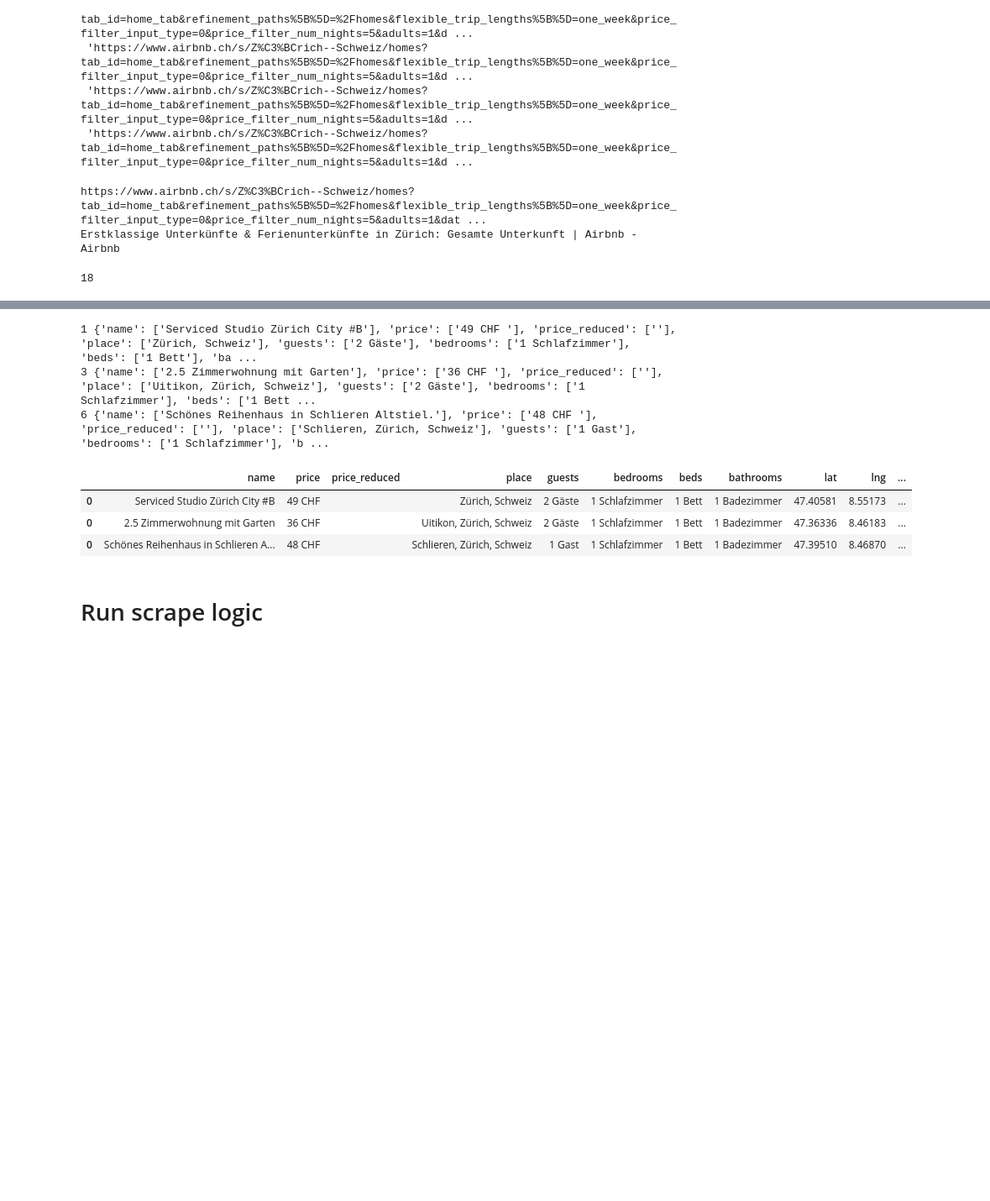
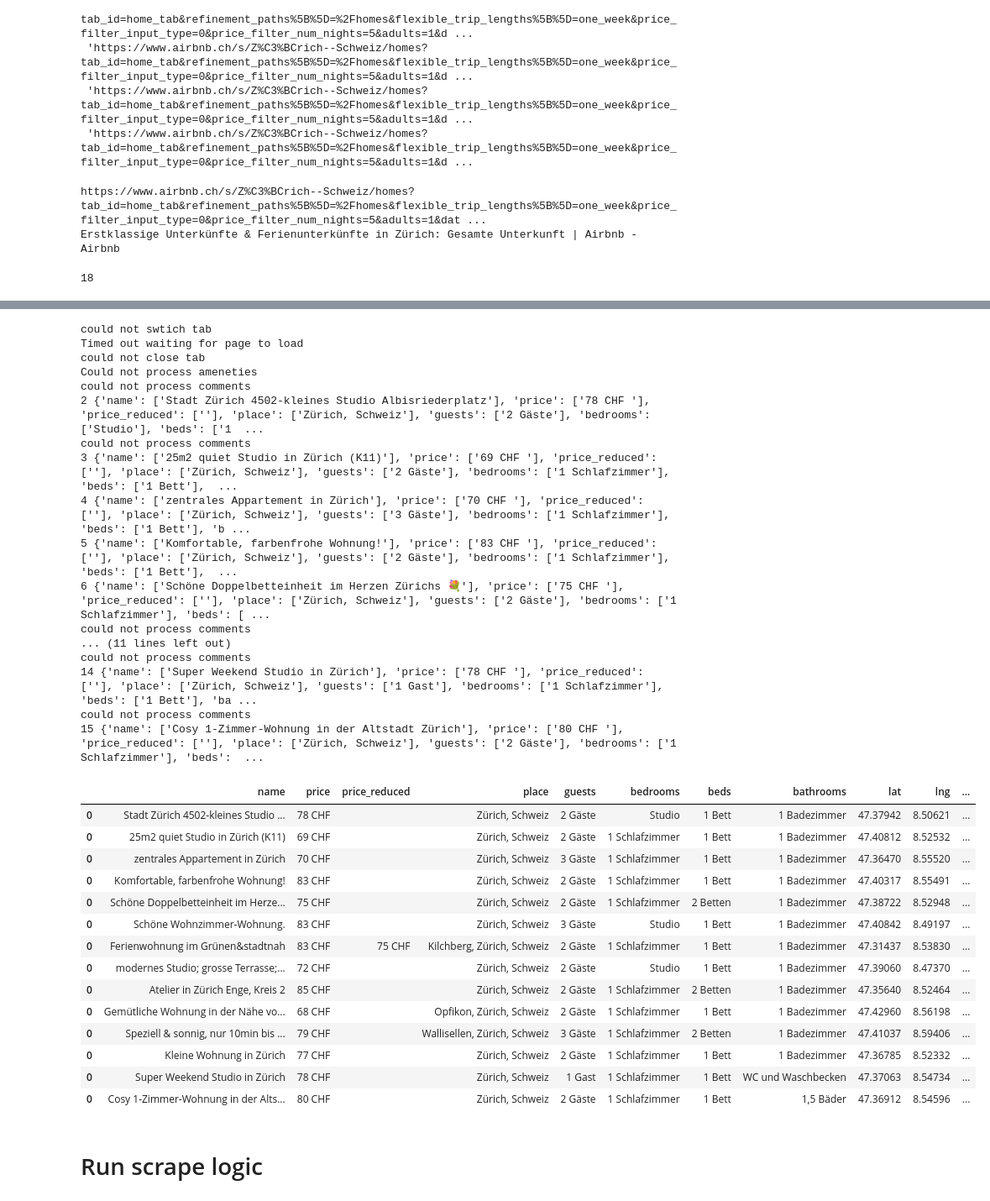
Before and after one commit to sephiran/applied-data-science, a Jupyter notebook: web_scraping_airbnb.ipynb, the cells around one changed output, grey strips where cells are left out. Shown at 84% size. Saved outputs shown, nothing was run; the diff lists cells and outputs as text; code cells hidden in the pictures; blank space fills up the shorter version.

Commit message:
started with scraping comments

```diff
--- a/web_scraping_airbnb.ipynb
+++ b/web_scraping_airbnb.ipynb
@@ -118,4 +118,34 @@ nr_apartments
 * Kommentare -- Todo
+# %%
+# helper func to scrape comments
+def scrape_comments():
+    comments = []
+    XPATH_COMMENTS_BTN = "/html/body/div[5]/div/div/div[1]/div/div[2]/div/div/div/div[1]/main/div/div[1]/div[4]/div/div/div/div[2]/section/div[4]/button"
+    XPATH_COMMENTS_CLASS = "span[class='ll4r2nl dir dir-ltr']"
+    XPATH_COMMENTS_ON_SITE = "/html/body/div[5]/div/div/div[1]/div/div[2]/div/div/div/div[1]/main/div/div[1]/div[4]/div/div/div/div[2]/section/div[3]/div/div/*"
+
+    try:
+        if driver.find_elements(By.XPATH, XPATH_COMMENTS_BTN):
+            driver.find_element(By.XPATH, XPATH_COMMENTS_BTN).click()
+            WebDriverWait(driver, 3).until(EC.visibility_of_element_located((By.XPATH, "/html/body/div[9]/section/div/div/div[2]/div/div[3]/div/div/div/section/div/div[2]/div[2]")))
+            resu = driver.find_elements(By.CSS_SELECTOR, XPATH_COMMENTS_CLASS)
+            for comm in resu:
+                if comm.text:
+                    comments.append(comm.text)
+
+        elif not driver.find_elements(By.XPATH, XPATH_COMMENTS_BTN) and len(driver.find_elements(By.XPATH, XPATH_COMMENTS_ON_SITE)) > 0:
+            comments_on_page = driver.find_elements(By.XPATH, XPATH_COMMENTS_ON_SITE)
+            for comm_on in comments_on_page:
+                if comm_on.text:
+                    comments.append(comm_on.text)
+
+        else:
+            return comments
+    except:
+        print("could not process comments")
+        return comments
+
+    return comments
 # %%
 # helper func to scrape coordinates
 def scrape_coordinates():
@@ -242,6 +272,8 @@ def scrape_apartment(nr_of_flat):
     try:
         apartment_name = WebDriverWait(driver, 3).until(
             EC.visibility_of_element_located((By.XPATH, XPATH_APARETMENT_NAME))).text
+        nr_of_ratings = WebDriverWait(driver, 3).until(
+            EC.visibility_of_element_located((By.XPATH, XPATH_NR_OF_RATINGS))).text
     except:
         pass
 
@@ -282,9 +314,10 @@ def scrape_apartment(nr_of_flat):
 
     apartment_ameneties = scrape_ameneties()
     lat, lng = scrape_coordinates()
+    comments = scrape_comments()
 
-    flat = {'name': [apartment_name], 'price': [apartment_price], 'price_reduced': [apartment_price_reduced], 'place': [apartment_place], 'guests': [guests], 'bedrooms': [bedrooms], 'beds': [beds], 'bathrooms': [bathrooms], 'lat': [lat], 'lng': [lng], 'rating_overall': [rating], 'rating_valueformoney': [rating_valueformoney],
-            'rating_location': [rating_location], 'rating_checkin': [rating_checkin], 'rating_communication': [rating_communication], 'rating_cleanliness': [rating_cleanliness], 'rating_data_accuracy': [rating_data_accuracy], 'list_ameneties': [apartment_ameneties]}
+    flat = {'name': [apartment_name], 'price': [apartment_price], 'price_reduced': [apartment_price_reduced], 'place': [apartment_place], 'guests': [guests], 'bedrooms': [bedrooms], 'beds': [beds], 'bathrooms': [bathrooms], 'lat': [lat], 'lng': [lng], 'nr_of_ratings': [nr_of_ratings], 'rating_overall': [rating], 'rating_valueformoney': [rating_valueformoney],
+            'rating_location': [rating_location], 'rating_checkin': [rating_checkin], 'rating_communication': [rating_communication], 'rating_cleanliness': [rating_cleanliness], 'rating_data_accuracy': [rating_data_accuracy], 'comments': [comments], 'list_ameneties': [apartment_ameneties]}
 
     print(nr_of_flat, flat)
 
@@ -344,16 +377,41 @@ def handle_apartments_tabs(nr_apartments):
     return apartments
 # %%
 #for testing...
-apa_test = handle_apartments_tabs(8)
+apa_test = handle_apartments_tabs(16)
 apa_test
 # %% [output]
-1 {'name': ['Serviced Studio Zürich City #B'], 'price': ['49 CHF '], 'price_reduced': [''], 'place': ['Zürich, Schweiz'], 'guests': ['2 Gäste'], 'bedrooms': ['1 Schlafzimmer'], 'beds': ['1 Bett'], 'ba ...
-3 {'name': ['2.5 Zimmerwohnung mit Garten'], 'price': ['36 CHF '], 'price_reduced': [''], 'place': ['Uitikon, Zürich, Schweiz'], 'guests': ['2 Gäste'], 'bedrooms': ['1 Schlafzimmer'], 'beds': ['1 Bett ...
-6 {'name': ['Schönes Reihenhaus in Schlieren Altstiel.'], 'price': ['48 CHF '], 'price_reduced': [''], 'place': ['Schlieren, Zürich, Schweiz'], 'guests': ['1 Gast'], 'bedrooms': ['1 Schlafzimmer'], 'b ...
+could not swtich tab
+Timed out waiting for page to load
+could not close tab
+Could not process ameneties
+could not process comments
+2 {'name': ['Stadt Zürich 4502-kleines Studio Albisriederplatz'], 'price': ['78 CHF '], 'price_reduced': [''], 'place': ['Zürich, Schweiz'], 'guests': ['2 Gäste'], 'bedrooms': ['Studio'], 'beds': ['1  ...
+could not process comments
+3 {'name': ['25m2 quiet Studio in Zürich (K11)'], 'price': ['69 CHF '], 'price_reduced': [''], 'place': ['Zürich, Schweiz'], 'guests': ['2 Gäste'], 'bedrooms': ['1 Schlafzimmer'], 'beds': ['1 Bett'],  ...
+4 {'name': ['zentrales Appartement in Zürich'], 'price': ['70 CHF '], 'price_reduced': [''], 'place': ['Zürich, Schweiz'], 'guests': ['3 Gäste'], 'bedrooms': ['1 Schlafzimmer'], 'beds': ['1 Bett'], 'b ...
+5 {'name': ['Komfortable, farbenfrohe Wohnung!'], 'price': ['83 CHF '], 'price_reduced': [''], 'place': ['Zürich, Schweiz'], 'guests': ['2 Gäste'], 'bedrooms': ['1 Schlafzimmer'], 'beds': ['1 Bett'],  ...
+6 {'name': ['Schöne Doppelbetteinheit im Herzen Zürichs 💐'], 'price': ['75 CHF '], 'price_reduced': [''], 'place': ['Zürich, Schweiz'], 'guests': ['2 Gäste'], 'bedrooms': ['1 Schlafzimmer'], 'beds': [ ...
+could not process comments
+... (11 lines left out)
+could not process comments
+14 {'name': ['Super Weekend Studio in Zürich'], 'price': ['78 CHF '], 'price_reduced': [''], 'place': ['Zürich, Schweiz'], 'guests': ['1 Gast'], 'bedrooms': ['1 Schlafzimmer'], 'beds': ['1 Bett'], 'ba ...
+could not process comments
+15 {'name': ['Cosy 1-Zimmer-Wohnung in der Altstadt Zürich'], 'price': ['80 CHF '], 'price_reduced': [''], 'place': ['Zürich, Schweiz'], 'guests': ['2 Gäste'], 'bedrooms': ['1 Schlafzimmer'], 'beds':  ...
 |  | name | price | price_reduced | place | guests | bedrooms | beds | bathrooms | lat | lng | ... |
-| 0 | Serviced Studio Zürich City #B | 49 CHF |  | Zürich, Schweiz | 2 Gäste | 1 Schlafzimmer | 1 Bett | 1 Badezimmer | 47.40581 | 8.55173 | ... |
-| 0 | 2.5 Zimmerwohnung mit Garten | 36 CHF |  | Uitikon, Zürich, Schweiz | 2 Gäste | 1 Schlafzimmer | 1 Bett | 1 Badezimmer | 47.36336 | 8.46183 | ... |
-| 0 | Schönes Reihenhaus in Schlieren A... | 48 CHF |  | Schlieren, Zürich, Schweiz | 1 Gast | 1 Schlafzimmer | 1 Bett | 1 Badezimmer | 47.39510 | 8.46870 | ... |
+| 0 | Stadt Zürich 4502-kleines Studio ... | 78 CHF |  | Zürich, Schweiz | 2 Gäste | Studio | 1 Bett | 1 Badezimmer | 47.37942 | 8.50621 | ... |
+| 0 | 25m2 quiet Studio in Zürich (K11) | 69 CHF |  | Zürich, Schweiz | 2 Gäste | 1 Schlafzimmer | 1 Bett | 1 Badezimmer | 47.40812 | 8.52532 | ... |
+| 0 | zentrales Appartement in Zürich | 70 CHF |  | Zürich, Schweiz | 3 Gäste | 1 Schlafzimmer | 1 Bett | 1 Badezimmer | 47.36470 | 8.55520 | ... |
+| 0 | Komfortable, farbenfrohe Wohnung! | 83 CHF |  | Zürich, Schweiz | 2 Gäste | 1 Schlafzimmer | 1 Bett | 1 Badezimmer | 47.40317 | 8.55491 | ... |
+| 0 | Schöne Doppelbetteinheit im Herze... | 75 CHF |  | Zürich, Schweiz | 2 Gäste | 1 Schlafzimmer | 2 Betten | 1 Badezimmer | 47.38722 | 8.52948 | ... |
+| 0 | Schöne Wohnzimmer-Wohnung. | 83 CHF |  | Zürich, Schweiz | 3 Gäste | Studio | 1 Bett | 1 Badezimmer | 47.40842 | 8.49197 | ... |
+| 0 | Ferienwohnung im Grünen&stadtnah | 83 CHF | 75 CHF | Kilchberg, Zürich, Schweiz | 2 Gäste | 1 Schlafzimmer | 1 Bett | 1 Badezimmer | 47.31437 | 8.53830 | ... |
+| 0 | modernes Studio; grosse Terrasse;... | 72 CHF |  | Zürich, Schweiz | 2 Gäste | Studio | 1 Bett | 1 Badezimmer | 47.39060 | 8.47370 | ... |
+| 0 | Atelier in Zürich Enge, Kreis 2 | 85 CHF |  | Zürich, Schweiz | 2 Gäste | 1 Schlafzimmer | 2 Betten | 1 Badezimmer | 47.35640 | 8.52464 | ... |
+| 0 | Gemütliche Wohnung in der Nähe vo... | 68 CHF |  | Opfikon, Zürich, Schweiz | 2 Gäste | 1 Schlafzimmer | 1 Bett | 1 Badezimmer | 47.42960 | 8.56198 | ... |
+| 0 | Speziell & sonnig, nur 10min bis ... | 79 CHF |  | Wallisellen, Zürich, Schweiz | 3 Gäste | 1 Schlafzimmer | 2 Betten | 1 Badezimmer | 47.41037 | 8.59406 | ... |
+| 0 | Kleine Wohnung in Zürich | 77 CHF |  | Zürich, Schweiz | 2 Gäste | 1 Schlafzimmer | 1 Bett | 1 Badezimmer | 47.36785 | 8.52332 | ... |
+| 0 | Super Weekend Studio in Zürich | 78 CHF |  | Zürich, Schweiz | 1 Gast | 1 Schlafzimmer | 1 Bett | WC und Waschbecken | 47.37063 | 8.54734 | ... |
+| 0 | Cosy 1-Zimmer-Wohnung in der Alts... | 80 CHF |  | Zürich, Schweiz | 2 Gäste | 1 Schlafzimmer | 1 Bett | 1,5 Bäder | 47.36912 | 8.54596 | ... |
 # %%
 # get nr of pages with aparements
 nr_pages = len(driver.find_elements(By.XPATH, "/html/body/div[5]/div/div/div[1]/div/div[2]/div/div/div/div/div/div[2]/main/div[2]/div[3]/div/div/nav/div/*"))
```
Also changed, not shown: parts of 3 cells of this notebook.
